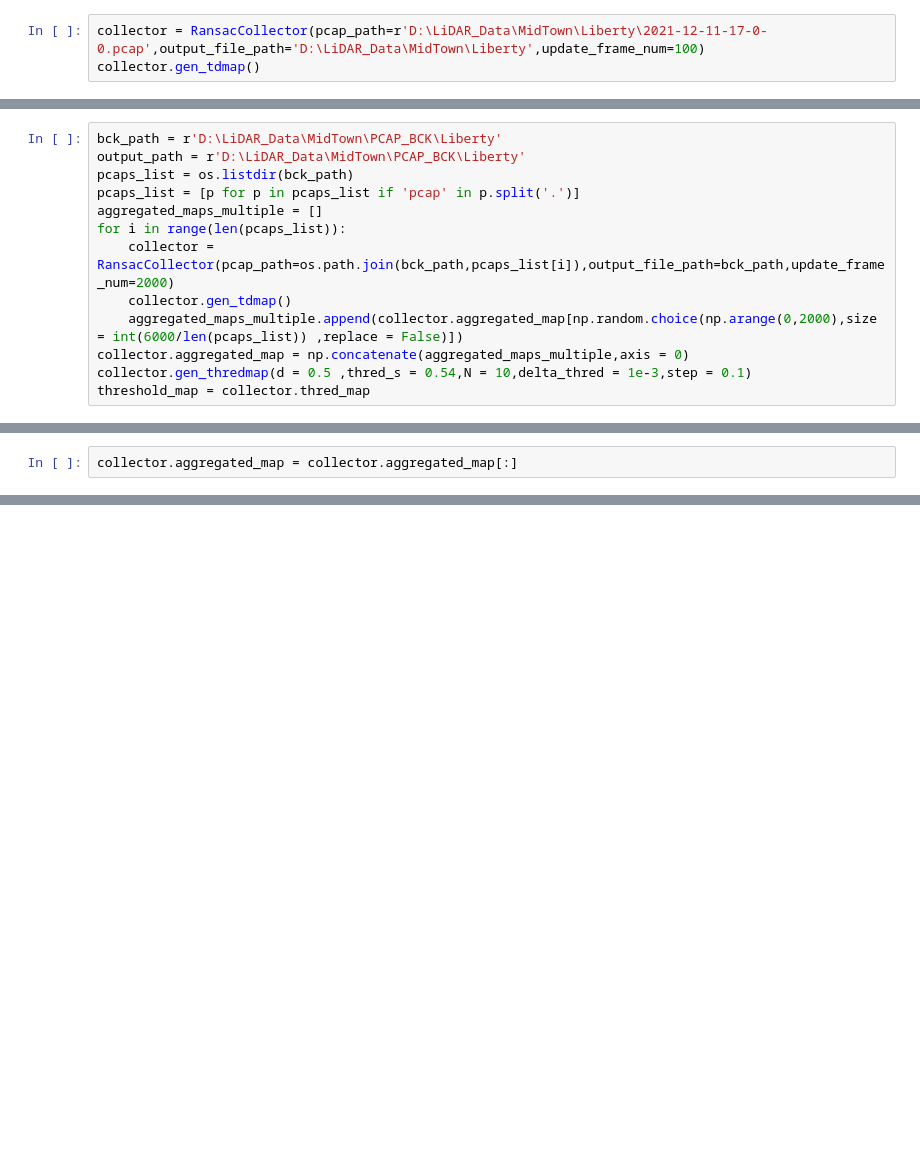
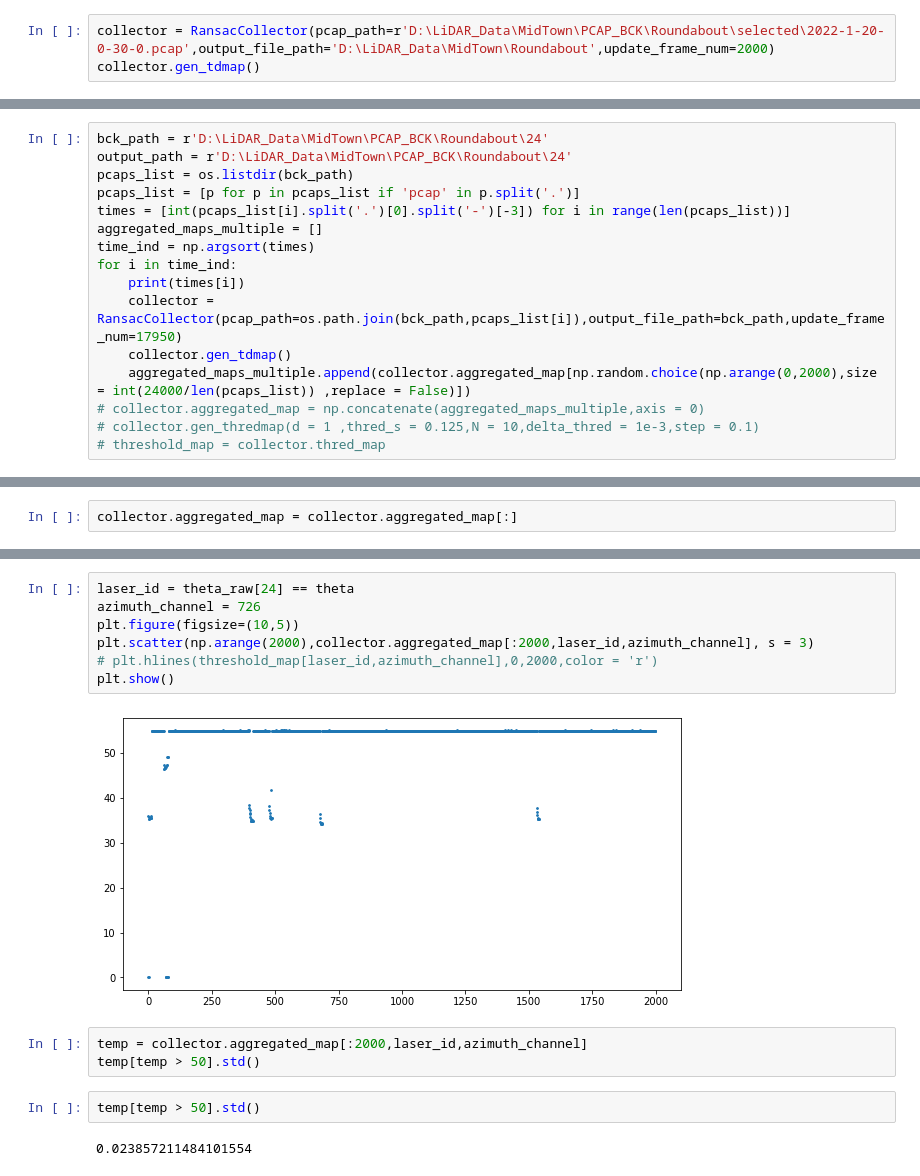
Before and after one commit to jksdbks123/Lidar-Tracker, a Jupyter notebook: LiDAR_Tracker_Project/ParamValidation.ipynb, the cells around one changed output, grey strips where cells are left out. Cells and saved outputs as stored; diff of their text form; blank space fills up the shorter version.

```diff
--- a/LiDAR_Tracker_Project/ParamValidation.ipynb
+++ b/LiDAR_Tracker_Project/ParamValidation.ipynb
@@ -23,3 +83,3 @@ Jupyter environment detected. Enabling Open3D WebVisualizer.
 # %%
-collector = RansacCollector(pcap_path=r'D:\LiDAR_Data\MidTown\Liberty\2021-12-11-17-0-0.pcap',output_file_path='D:\LiDAR_Data\MidTown\Liberty',update_frame_num=100)
+collector = RansacCollector(pcap_path=r'D:\LiDAR_Data\MidTown\PCAP_BCK\Roundabout\selected\2022-1-20-0-30-0.pcap',output_file_path='D:\LiDAR_Data\MidTown\Roundabout',update_frame_num=2000)
 collector.gen_tdmap()
@@ -30,14 +95,17 @@ threshold_map = np.load(r'D:\LiDAR_Data\MidTown\Liberty\Calibration\bck_map.npy'
 # %%
-bck_path = r'D:\LiDAR_Data\MidTown\PCAP_BCK\Liberty'
-output_path = r'D:\LiDAR_Data\MidTown\PCAP_BCK\Liberty'
+bck_path = r'D:\LiDAR_Data\MidTown\PCAP_BCK\Roundabout\24'
+output_path = r'D:\LiDAR_Data\MidTown\PCAP_BCK\Roundabout\24'
 pcaps_list = os.listdir(bck_path)
 pcaps_list = [p for p in pcaps_list if 'pcap' in p.split('.')]
+times = [int(pcaps_list[i].split('.')[0].split('-')[-3]) for i in range(len(pcaps_list))]
 aggregated_maps_multiple = []
-for i in range(len(pcaps_list)):
-    collector = RansacCollector(pcap_path=os.path.join(bck_path,pcaps_list[i]),output_file_path=bck_path,update_frame_num=2000)
+time_ind = np.argsort(times)
+for i in time_ind:
+    print(times[i])
+    collector = RansacCollector(pcap_path=os.path.join(bck_path,pcaps_list[i]),output_file_path=bck_path,update_frame_num=17950)
     collector.gen_tdmap()
-    aggregated_maps_multiple.append(collector.aggregated_map[np.random.choice(np.arange(0,2000),size = int(6000/len(pcaps_list)) ,replace = False)])
-collector.aggregated_map = np.concatenate(aggregated_maps_multiple,axis = 0)
-collector.gen_thredmap(d = 0.5 ,thred_s = 0.54,N = 10,delta_thred = 1e-3,step = 0.1)
-threshold_map = collector.thred_map
+    aggregated_maps_multiple.append(collector.aggregated_map[np.random.choice(np.arange(0,2000),size = int(24000/len(pcaps_list)) ,replace = False)])
+# collector.aggregated_map = np.concatenate(aggregated_maps_multiple,axis = 0)
+# collector.gen_thredmap(d = 1 ,thred_s = 0.125,N = 10,delta_thred = 1e-3,step = 0.1)
+# threshold_map = collector.thred_map
 # %% [output]
@@ -82,0 +189,16 @@ draw(pcd,height=1000,width=1000)
+# %%
+laser_id = theta_raw[24] == theta
+azimuth_channel = 726
+plt.figure(figsize=(10,5))
+plt.scatter(np.arange(2000),collector.aggregated_map[:2000,laser_id,azimuth_channel], s = 3)
+# plt.hlines(threshold_map[laser_id,azimuth_channel],0,2000,color = 'r')
+plt.show()
+# %% [output]
+[figure, added]
+# %%
+temp = collector.aggregated_map[:2000,laser_id,azimuth_channel]
+temp[temp > 50].std()
+# %%
+temp[temp > 50].std()
+# %% [output]
+0.023857211484101554
```
Also changed, not shown: parts of 39 cells of this notebook, 3 other files.
